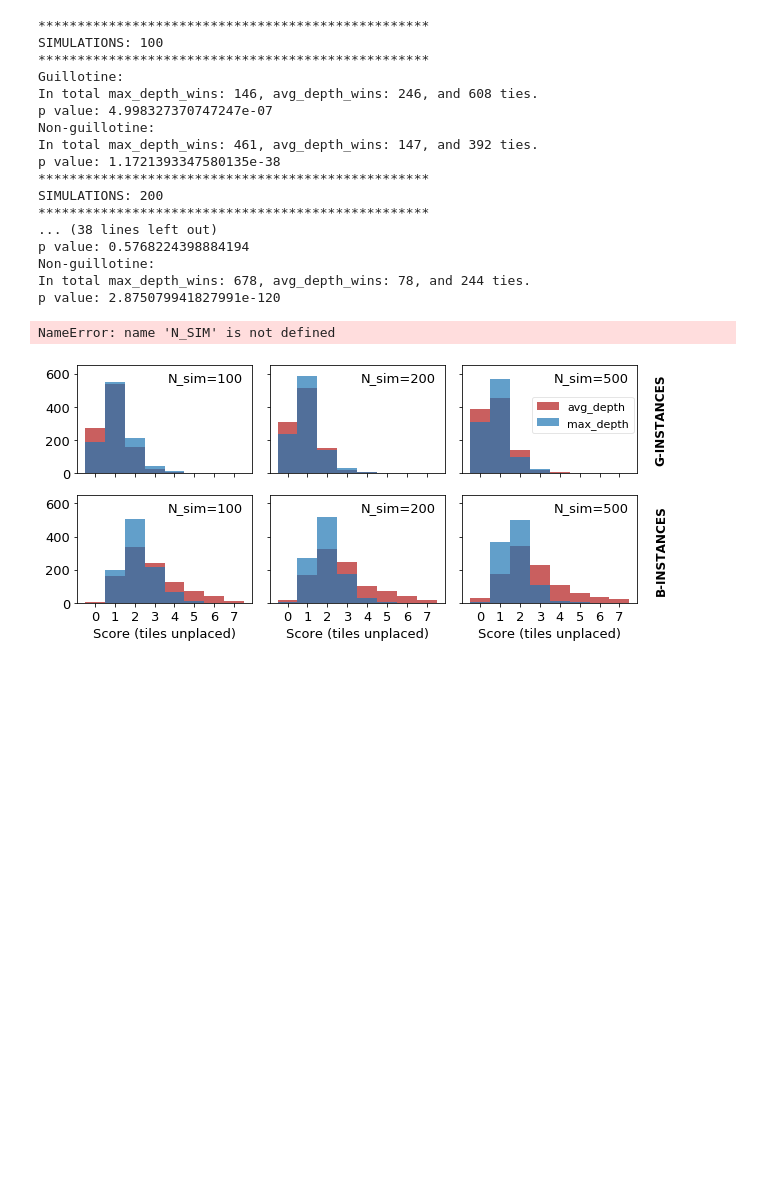
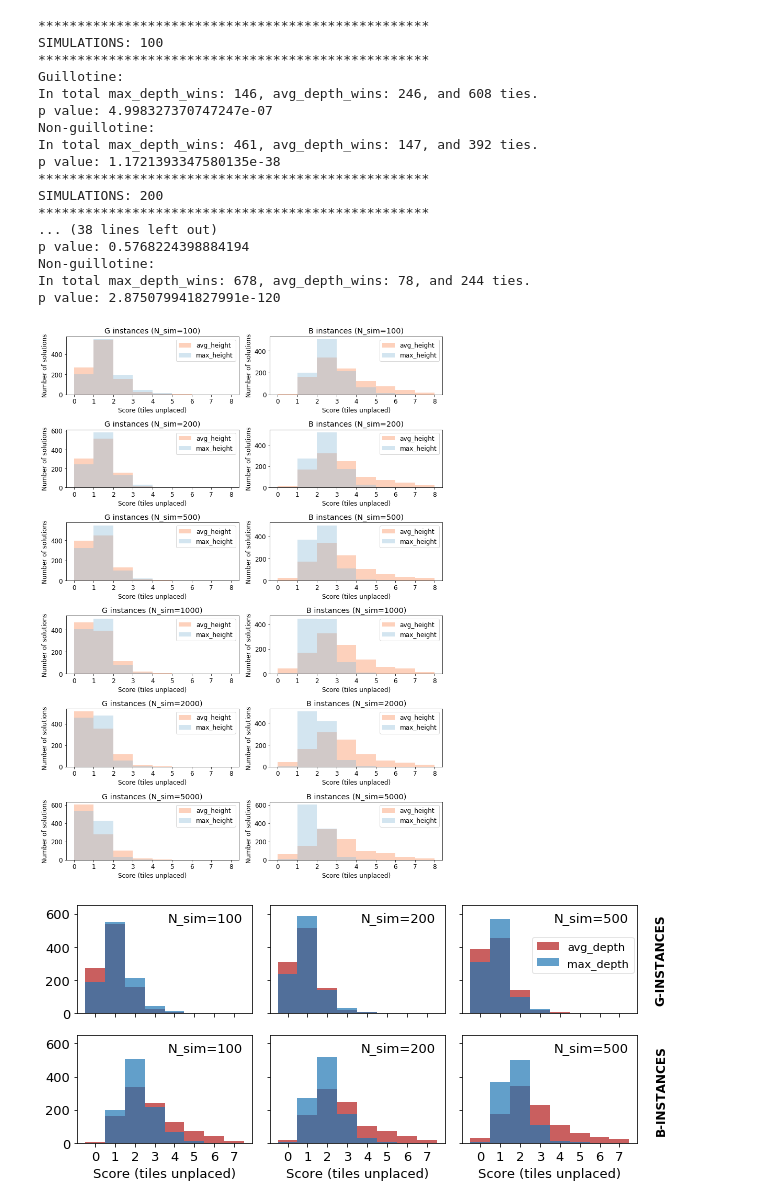
Before and after one commit to igorpejic/visapi, a Jupyter notebook: analsysis.ipynb, the cells around one changed output. Saved outputs shown, nothing was run; the diff lists cells and outputs as text; code cells hidden in the pictures; blank space fills up the shorter version.

```diff
--- a/analsysis.ipynb
+++ b/analsysis.ipynb
@@ -327,36 +327,36 @@ for j, n_sim in enumerate(N_SIM):
         'n_simulations': n_sim
     }
     bins = np.arange(0, 9)
     rows = len(N_SIM) // 2
     for i in range(2):
         if i == 0:
             common_args['problem_generator'] = 'guillotine'
             title = f'G instances (N_sim={n_sim})'
             avg_depth_scores = Result.objects.filter(problem_id__in=best_problem_ids, strategy='avg_depth', **common_args).values('score')
             max_depth_scores = Result.objects.filter(problem_id__in=best_problem_ids, strategy='max_depth', **common_args).values('score')
         else:
             title = f'B instances (N_sim={n_sim})'
             common_args['problem_generator'] = 'florian'
             avg_depth_scores = Result.objects.filter(their_id__in=best_their_ids, strategy='avg_depth', **common_args).values('score')
             max_depth_scores = Result.objects.filter(their_id__in=best_their_ids, strategy='max_depth', **common_args).values('score')
 
         sns.distplot(score_to_int(pd.DataFrame.from_records(avg_depth_scores)),
-                     kde=False, color='#fc8d59', label='avg_depth', bins=bins, ax=axes[j][i])
+                     kde=False, color='#fc8d59', label='avg_height', bins=bins, ax=axes[j][i])
         sns.distplot(score_to_int(pd.DataFrame.from_records(max_depth_scores)),
-                          kde=False, color='#91bfdb', label='max_depth', bins=bins, ax=axes[j][i])
+                          kde=False, color='#91bfdb', label='max_height', bins=bins, ax=axes[j][i])
         axes[j][i].xaxis.set_major_locator(ticker.MultipleLocator(1))
         axes[j][i].xaxis.set_major_formatter(ticker.ScalarFormatter())
         # plt.xlim(left=i)
         axes[j][i].set_ylabel('Number of solutions')
         axes[j][i].set_xlabel('Score (tiles unplaced)')
         axes[j][i].set_title(title)
         axes[j][i].legend()
 
 f.tight_layout()
 # plt.rcParams["figure.figsize"] = (8,5)
 plt.show()
 # %% [output]
-NameError: name 'N_SIM' is not defined
+[figure, added]
 # %%
 # scores_df
 #f, axes = plt.subplots(4, 3, figsize=(11, 15))
```
Also changed, not shown: 7 other files.
